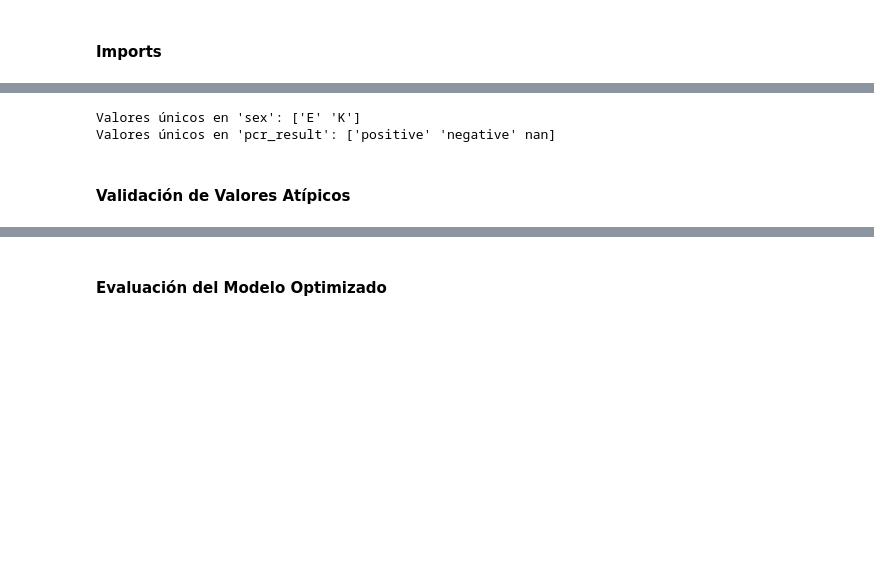
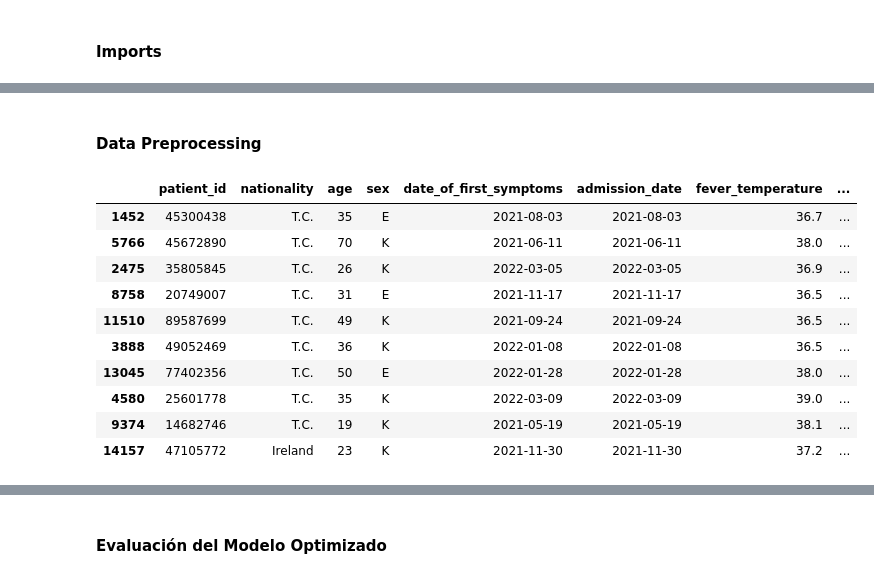
Before and after one commit to ouhat/data_proc, a Jupyter notebook: analysis.ipynb, the cells around one changed output, grey strips where cells are left out. Drawn from its saved outputs; the diff is of its cells as text; code cells hidden in the pictures; blank space fills up the shorter version.

```diff
--- a/analysis.ipynb
+++ b/analysis.ipynb
@@ -68,0 +64,4 @@ hospital1_data.head(), hospital2_data.head()
+# %%
+pd.set_option('display.max_columns', None)
+pd.set_option('future.no_silent_downcasting', True)
+hospital1_data.head()
@@ -69,30 +75,37 @@ hospital1_data.head(), hospital2_data.head()
+# %% [markdown]
+#### Data Preprocessing
 # %%
-# Filtro por rango de edad (15 a 18 años)
-hospital1_data = hospital1_data[hospital1_data['age'].between(15, 18)]
-hospital2_data = hospital2_data[hospital2_data['age'].between(15, 18)]
+# Filtro por rango de edad (15 a 70 años)
+min_age, max_age = 15, 70
+
+hospital1_data = hospital1_data[hospital1_data['age'].between(min_age, max_age)]
+hospital2_data = hospital2_data[hospital2_data['age'].between(min_age, max_age)]
 
 # Estandarización de nombres de columnas para facilitar la combinación
 hospital1_data.columns = hospital1_data.columns.str.lower().str.replace(" ", "_")
-hospital2_data.columns = hospital2_data.columns.str.lower().str.replace(" ", "_")
 
 # Eliminación de columnas duplicadas en hospital1_data
 hospital1_data = hospital1_data.loc[:, ~hospital1_data.columns.duplicated()]
+hospital1_data = hospital1_data.drop(columns=["patient_id.1"])
+
+to_categorical_int = ['chronic_hematologic_disease', 'aids_hiv', 'diabetes_mellitus_type_1', 'diabetes_mellitus_type_2',
+                  'rheumatologic_disorder', 'dementia']   # these were encoded as floats (0.0)
+# convertir en int y reemplazar inf en NaN
+hospital1_data[to_categorical_int] = hospital1_data[to_categorical_int].replace([np.inf, -np.inf], pd.NA).replace(0.0, 0).replace(1.0, 1)
 
 # Renombrar columnas para consistencia
 hospital1_data.rename(columns={'gender_k=female_e=male': 'sex', 'basvurutarihi': 'admission_date'}, inplace=True)
 
-# Reemplazo de valores incorrectos en hospital2_data
-hospital2_data['oxygen_saturation'] = hospital2_data['oxygen_saturation'].apply(lambda x: pd.NA if x == -1 else x)
-
-# Combinación de los datasets
-combined_data = pd.concat([hospital1_data, hospital2_data], ignore_index=True)
-
-
-# Validación de valores únicos en columnas categóricas
-print("Valores únicos en 'sex':", combined_data['sex'].unique())
-print("Valores únicos en 'pcr_result':", combined_data['pcr_result'].unique())
+hospital1_data.sample(10, random_state=42)
 # %% [output]
-Valores únicos en 'sex': ['E' 'K']
-Valores únicos en 'pcr_result': ['positive' 'negative' nan]
+|  | patient_id | nationality | age | sex | date_of_first_symptoms | admission_date | fever_temperature | ... |
+| 1452 | 45300438 | T.C. | 35 | E | 2021-08-03 | 2021-08-03 | 36.7 | ... |
+| 5766 | 45672890 | T.C. | 70 | K | 2021-06-11 | 2021-06-11 | 38.0 | ... |
+| 2475 | 35805845 | T.C. | 26 | K | 2022-03-05 | 2022-03-05 | 36.9 | ... |
+| 8758 | 20749007 | T.C. | 31 | E | 2021-11-17 | 2021-11-17 | 36.5 | ... |
+| 11510 | 89587699 | T.C. | 49 | K | 2021-09-24 | 2021-09-24 | 36.5 | ... |
+| 3888 | 49052469 | T.C. | 36 | K | 2022-01-08 | 2022-01-08 | 36.5 | ... |
+| 13045 | 77402356 | T.C. | 50 | E | 2022-01-28 | 2022-01-28 | 38.0 | ... |
+| 4580 | 25601778 | T.C. | 35 | K | 2022-03-09 | 2022-03-09 | 39.0 | ... |
+| 9374 | 14682746 | T.C. | 19 | K | 2021-05-19 | 2021-05-19 | 38.1 | ... |
+| 14157 | 47105772 | Ireland | 23 | K | 2021-11-30 | 2021-11-30 | 37.2 | ... |
-# %% [markdown]
-#### Validación de Valores Atípicos
```
Also changed, not shown: parts of 52 cells of this notebook.
